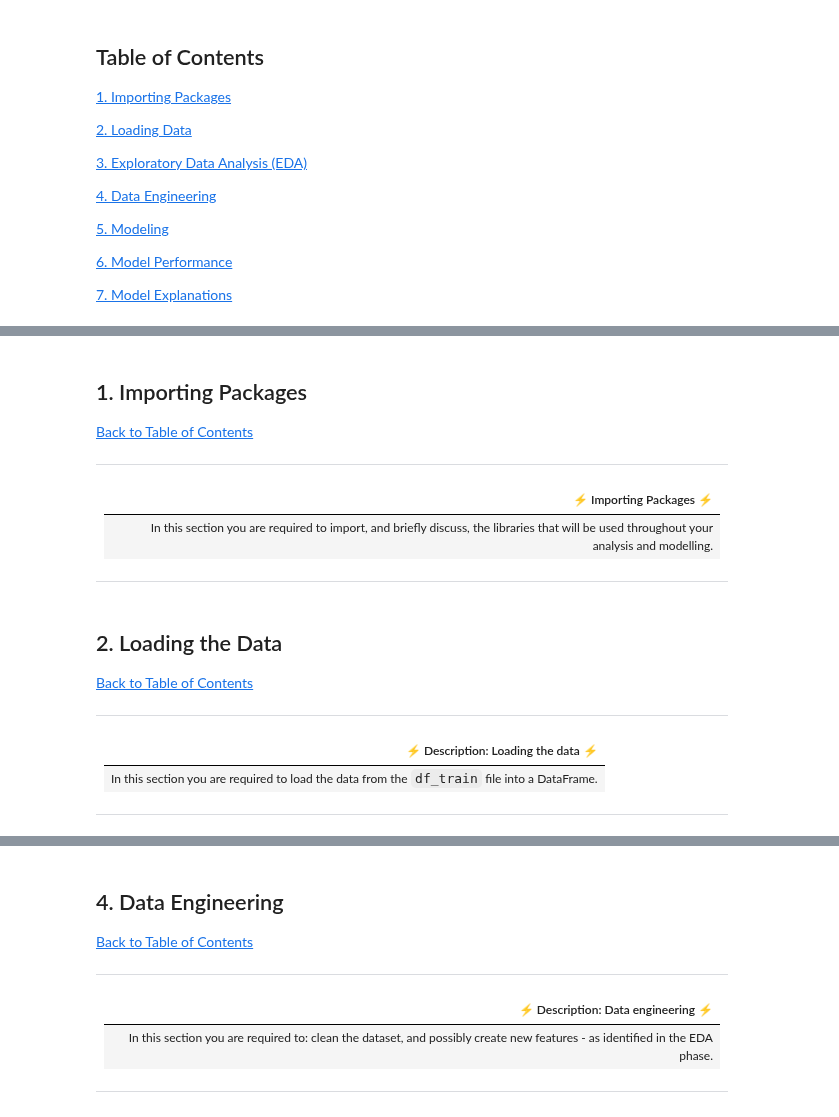
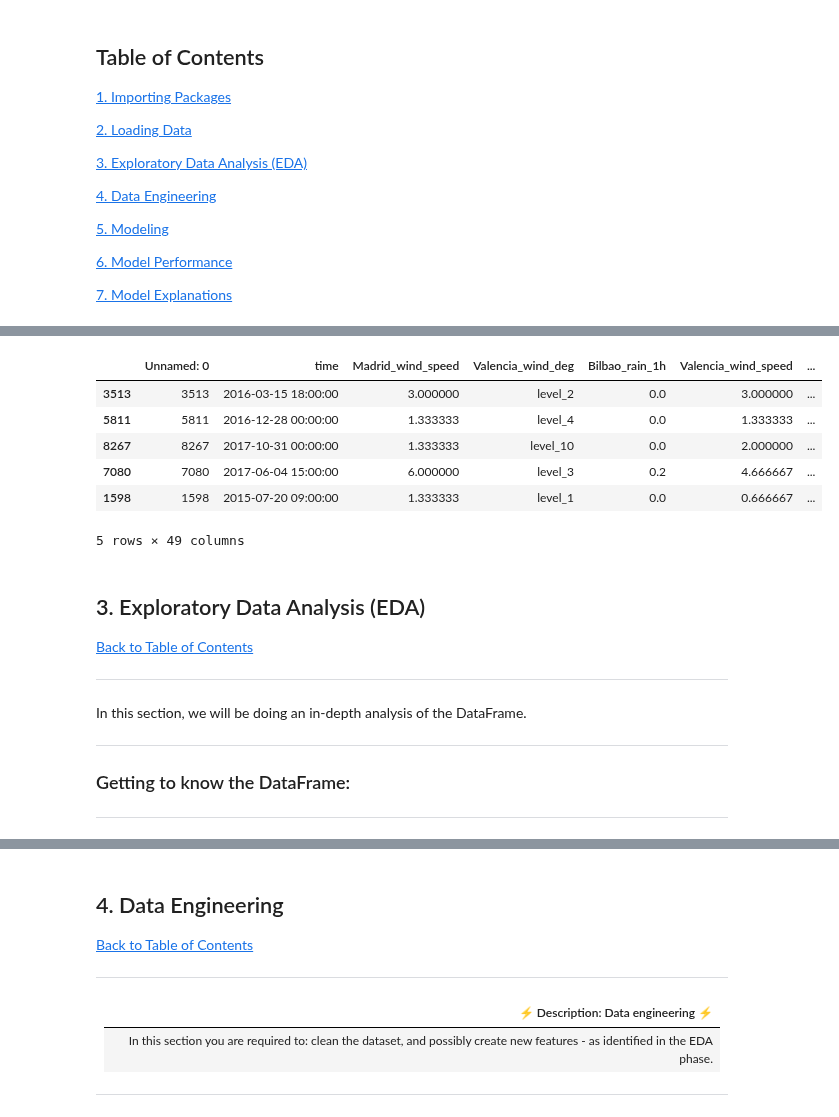
Before and after one commit to Kendo-Shin/Advanced_Regression_Predict-Team-2, a Jupyter notebook: predict-notebook.ipynb, the cells around one changed output, grey strips where cells are left out. Cells and saved outputs as stored; diff of their text form; code cells hidden in the pictures.

```diff
--- a/predict-notebook.ipynb
+++ b/predict-notebook.ipynb
@@ -48,12 +94,28 @@ On top of this, she has provided you with a starter notebook containing vague ex
+# %%
+# Loading the data
+df = pd.read_csv('Advanced-Regression-Starter-Data/df_train.csv')
+
+# Viewing a sample of the loaded df
+df.sample(5)
+# %% [output]
+|  | Unnamed: 0 | time | Madrid_wind_speed | Valencia_wind_deg | Bilbao_rain_1h | Valencia_wind_speed | ... |
+| 3513 | 3513 | 2016-03-15 18:00:00 | 3.000000 | level_2 | 0.0 | 3.000000 | ... |
+| 5811 | 5811 | 2016-12-28 00:00:00 | 1.333333 | level_4 | 0.0 | 1.333333 | ... |
+| 8267 | 8267 | 2017-10-31 00:00:00 | 1.333333 | level_10 | 0.0 | 2.000000 | ... |
+| 7080 | 7080 | 2017-06-04 15:00:00 | 6.000000 | level_3 | 0.2 | 4.666667 | ... |
+| 1598 | 1598 | 2015-07-20 09:00:00 | 1.333333 | level_1 | 0.0 | 0.666667 | ... |
+5 rows × 49 columns
 # %% [markdown]
- <a id="one"></a>
-## 1. Importing Packages
+<a id="three"></a>
+## 3. Exploratory Data Analysis (EDA)
+<a class="anchor" id="1.1"></a>
 <a href=#cont>Back to Table of Contents</a>
 
 ---
+In this section, we will be doing an in-depth analysis of the DataFrame.
 
-| ⚡ Importing Packages ⚡ |
-| :--------------------------- |
-| In this section you are required to import, and briefly discuss, the libraries that will be used throughout your analysis and modelling. |
 
 ---
+### Getting to know the DataFrame:
+
+---
@@ -74,13 +121,0 @@ PARAMETER_CONSTANT = 100
-# %% [markdown]
-<a id="two"></a>
-## 2. Loading the Data
-<a class="anchor" id="1.1"></a>
-<a href=#cont>Back to Table of Contents</a>
-
----
-
-| ⚡ Description: Loading the data ⚡ |
-| :--------------------------- |
-| In this section you are required to load the data from the `df_train` file into a DataFrame. |
-
----
```
Also changed, not shown: parts of 19 cells of this notebook.
